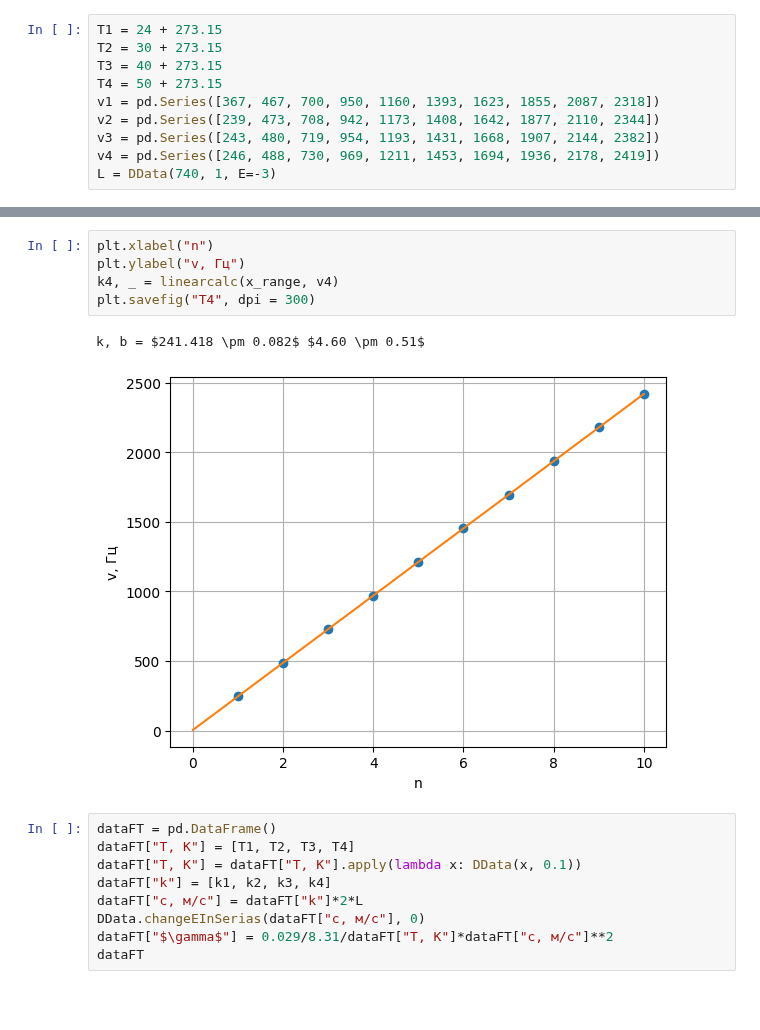
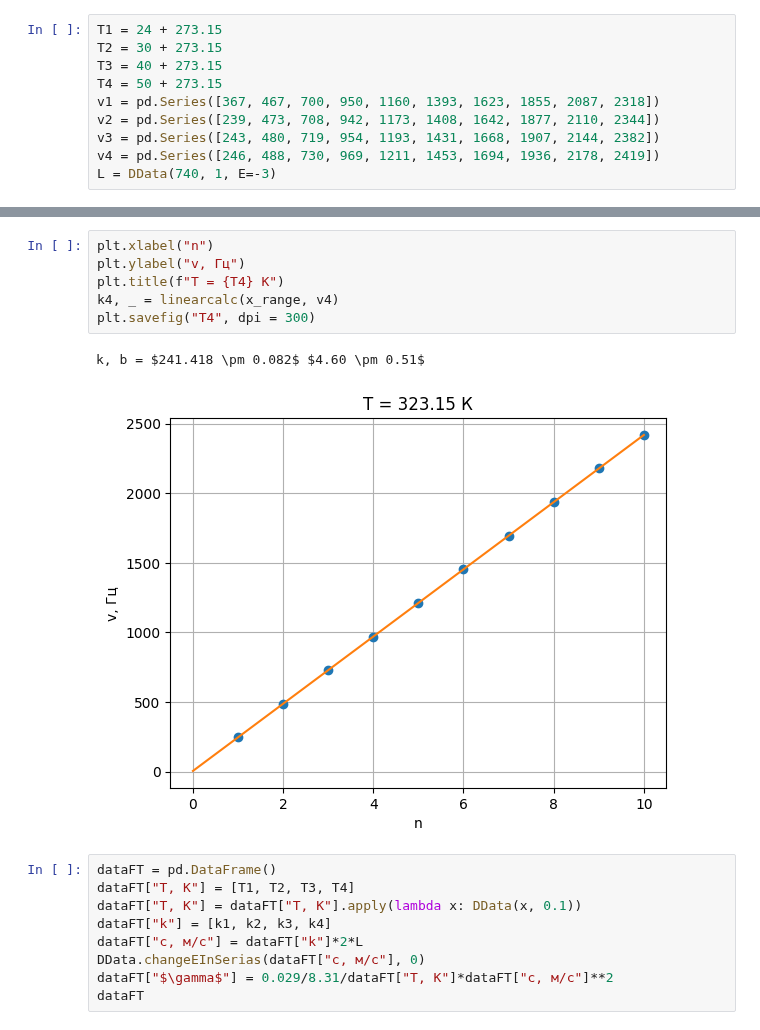
Before and after one commit to RedBrean/term2, a Jupyter notebook: labs/213.ipynb, the cells around one changed output, grey strips where cells are left out. Saved outputs shown, nothing was run; the diff lists cells and outputs as text; blank space fills up the shorter version.

```diff
--- a/labs/213.ipynb
+++ b/labs/213.ipynb
@@ -466,11 +469,12 @@ k, b = $237.691 \pm 0.087$ $4.80 \pm 0.54$
 # %%
 plt.xlabel("n")
 plt.ylabel("v, Гц")
+plt.title(f"T = {T4} К")
 k4, _ = linearcalc(x_range, v4)
 plt.savefig("T4", dpi = 300)
 # %% [output]
 k, b = $241.418 \pm 0.082$ $4.60 \pm 0.51$
-[figure, old version]
+[figure, new version]
 # %%
 dataFT = pd.DataFrame()
 dataFT["T, К"] = [T1, T2, T3, T4]
```
Also changed, not shown: parts of 5 cells of this notebook, 6 other files.
